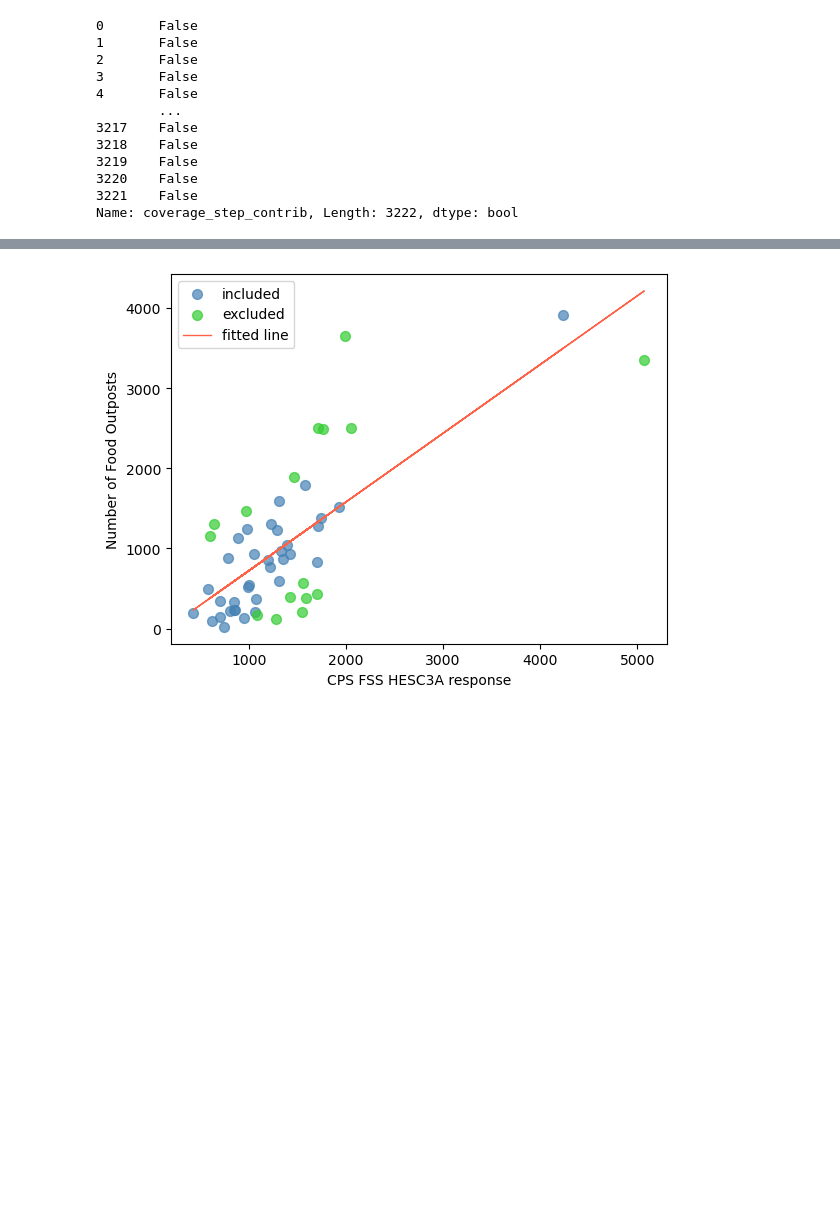
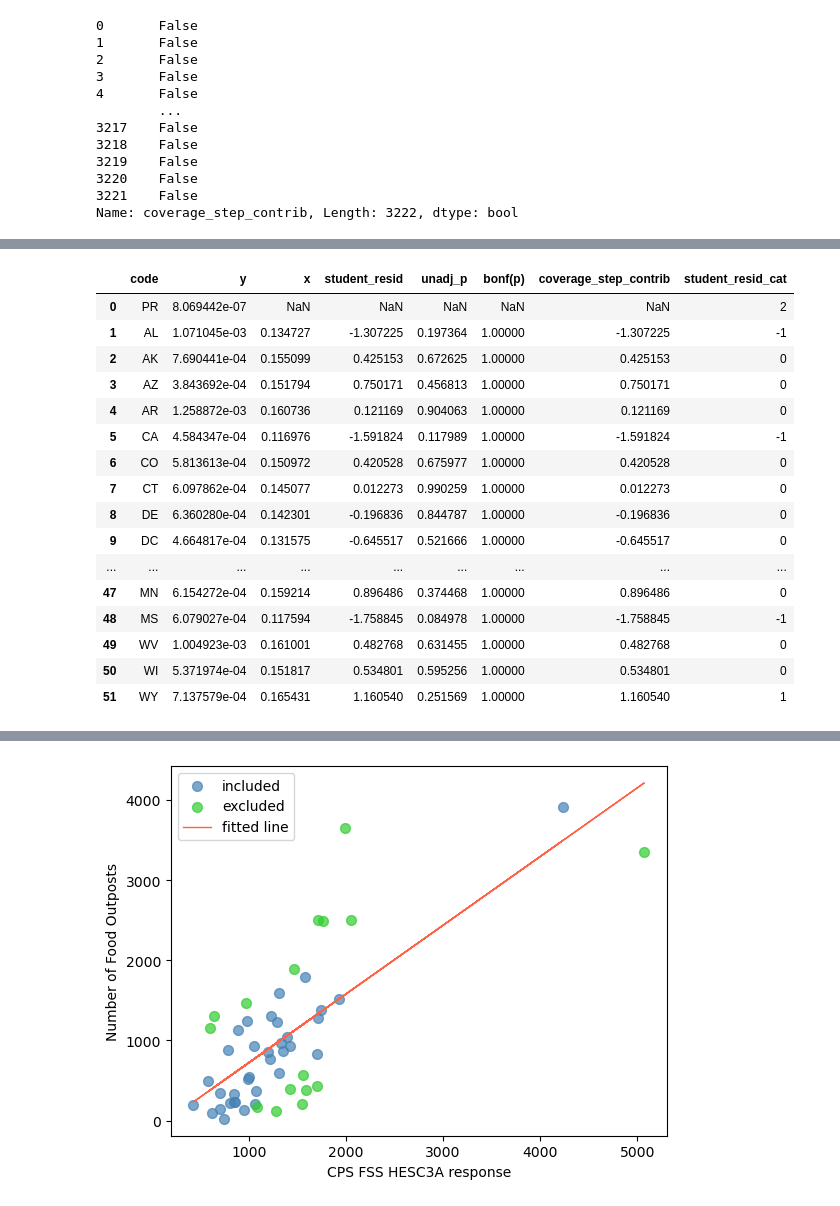
Before and after one commit to mroumanos/snap-dependency-risk-assessment, a Jupyter notebook: notebooks/analytics.ipynb, the cells around one changed output, grey strips where cells are left out. Drawn from its saved outputs; the diff is of its cells as text; code cells hidden in the pictures; blank space fills up the shorter version.

```diff
--- a/notebooks/analytics.ipynb
+++ b/notebooks/analytics.ipynb
@@ -185,0 +276,20 @@ Name: coverage_step_contrib, Length: 3222, dtype: bool
+# %%
+df
+# %% [output]
+|  | code | y | x | student_resid | unadj_p | bonf(p) | coverage_step_contrib | student_resid_cat |
+| 0 | PR | 8.069442e-07 | NaN | NaN | NaN | NaN | NaN | 2 |
+| 1 | AL | 1.071045e-03 | 0.134727 | -1.307225 | 0.197364 | 1.00000 | -1.307225 | -1 |
+| 2 | AK | 7.690441e-04 | 0.155099 | 0.425153 | 0.672625 | 1.00000 | 0.425153 | 0 |
+| 3 | AZ | 3.843692e-04 | 0.151794 | 0.750171 | 0.456813 | 1.00000 | 0.750171 | 0 |
+| 4 | AR | 1.258872e-03 | 0.160736 | 0.121169 | 0.904063 | 1.00000 | 0.121169 | 0 |
+| 5 | CA | 4.584347e-04 | 0.116976 | -1.591824 | 0.117989 | 1.00000 | -1.591824 | -1 |
+| 6 | CO | 5.813613e-04 | 0.150972 | 0.420528 | 0.675977 | 1.00000 | 0.420528 | 0 |
+| 7 | CT | 6.097862e-04 | 0.145077 | 0.012273 | 0.990259 | 1.00000 | 0.012273 | 0 |
+| 8 | DE | 6.360280e-04 | 0.142301 | -0.196836 | 0.844787 | 1.00000 | -0.196836 | 0 |
+| 9 | DC | 4.664817e-04 | 0.131575 | -0.645517 | 0.521666 | 1.00000 | -0.645517 | 0 |
+| ... | ... | ... | ... | ... | ... | ... | ... | ... |
+| 47 | MN | 6.154272e-04 | 0.159214 | 0.896486 | 0.374468 | 1.00000 | 0.896486 | 0 |
+| 48 | MS | 6.079027e-04 | 0.117594 | -1.758845 | 0.084978 | 1.00000 | -1.758845 | -1 |
+| 49 | WV | 1.004923e-03 | 0.161001 | 0.482768 | 0.631455 | 1.00000 | 0.482768 | 0 |
+| 50 | WI | 5.371974e-04 | 0.151817 | 0.534801 | 0.595256 | 1.00000 | 0.534801 | 0 |
+| 51 | WY | 7.137579e-04 | 0.165431 | 1.160540 | 0.251569 | 1.00000 | 1.160540 | 1 |
```
Also changed, not shown: parts of 15 cells of this notebook, 45 other files.
